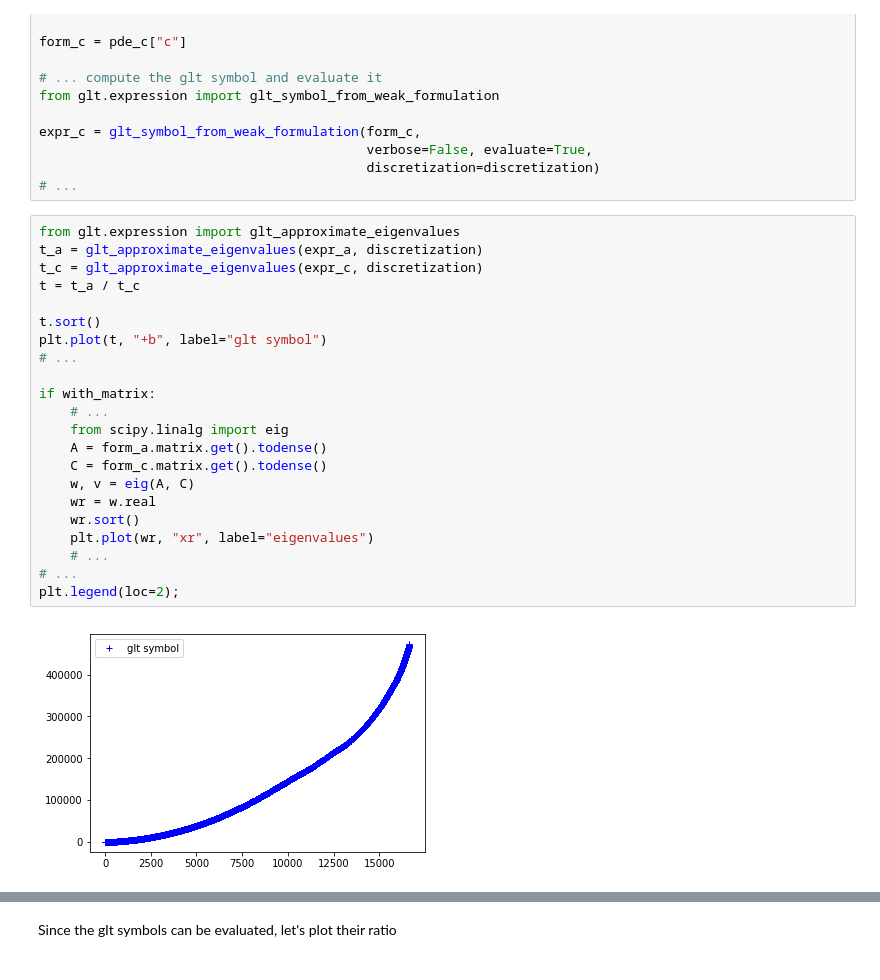
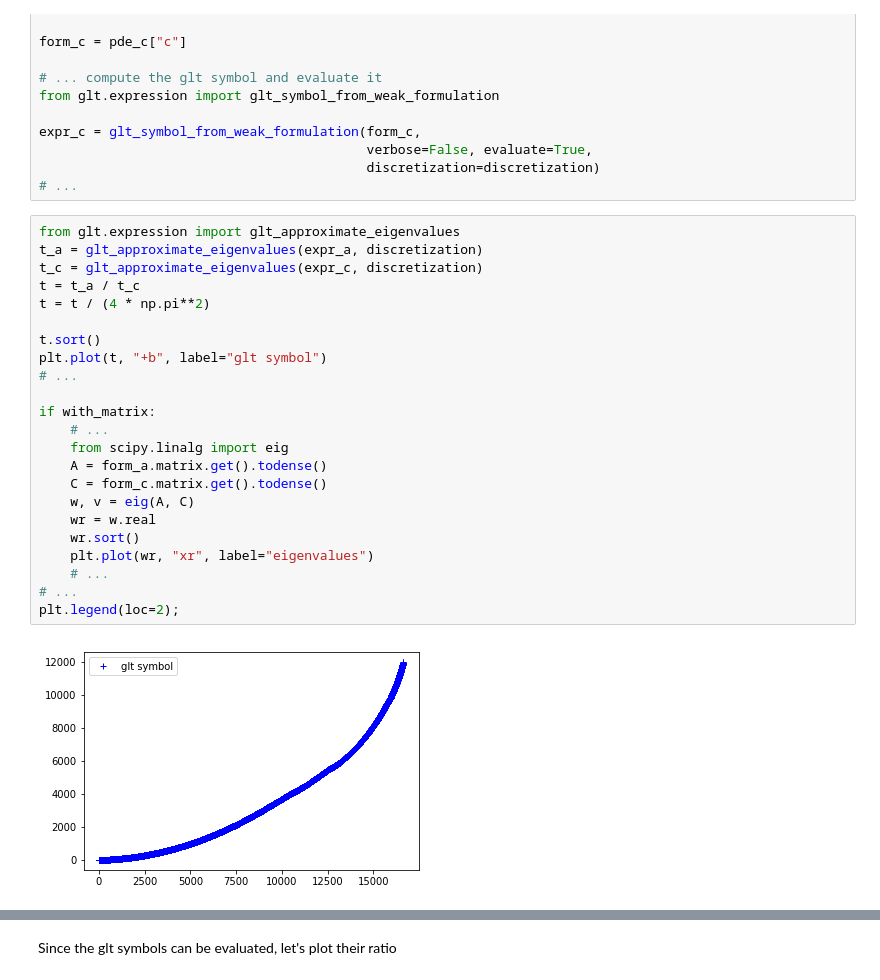
Before and after one commit to pyccel/GeLaTo, a Jupyter notebook: notebooks/tutorials/tutorial_7.ipynb, the cells around one changed output, grey strips where cells are left out. Cells and saved outputs as stored; diff of their text form.

```diff
--- a/notebooks/tutorials/tutorial_7.ipynb
+++ b/notebooks/tutorials/tutorial_7.ipynb
@@ -135,27 +151,28 @@ expr_c = glt_symbol_from_weak_formulation(form_c,
 # %%
 from glt.expression import glt_approximate_eigenvalues
 t_a = glt_approximate_eigenvalues(expr_a, discretization)
 t_c = glt_approximate_eigenvalues(expr_c, discretization)
 t = t_a / t_c
+t = t / (4 * np.pi**2)
 
 t.sort()
 plt.plot(t, "+b", label="glt symbol")
 # ...
 
 if with_matrix:
     # ...
     from scipy.linalg import eig
     A = form_a.matrix.get().todense()
     C = form_c.matrix.get().todense()
     w, v = eig(A, C)
     wr = w.real
     wr.sort()
     plt.plot(wr, "xr", label="eigenvalues")
     # ...
 # ...
 plt.legend(loc=2);
 # %% [output]
-[figure, old version]
+[figure, new version]
 # %%
 plt.plot(t[:20], "+b", label="glt symbol")
 
```
Also changed, not shown: parts of 15 cells of this notebook, 3 other files.
